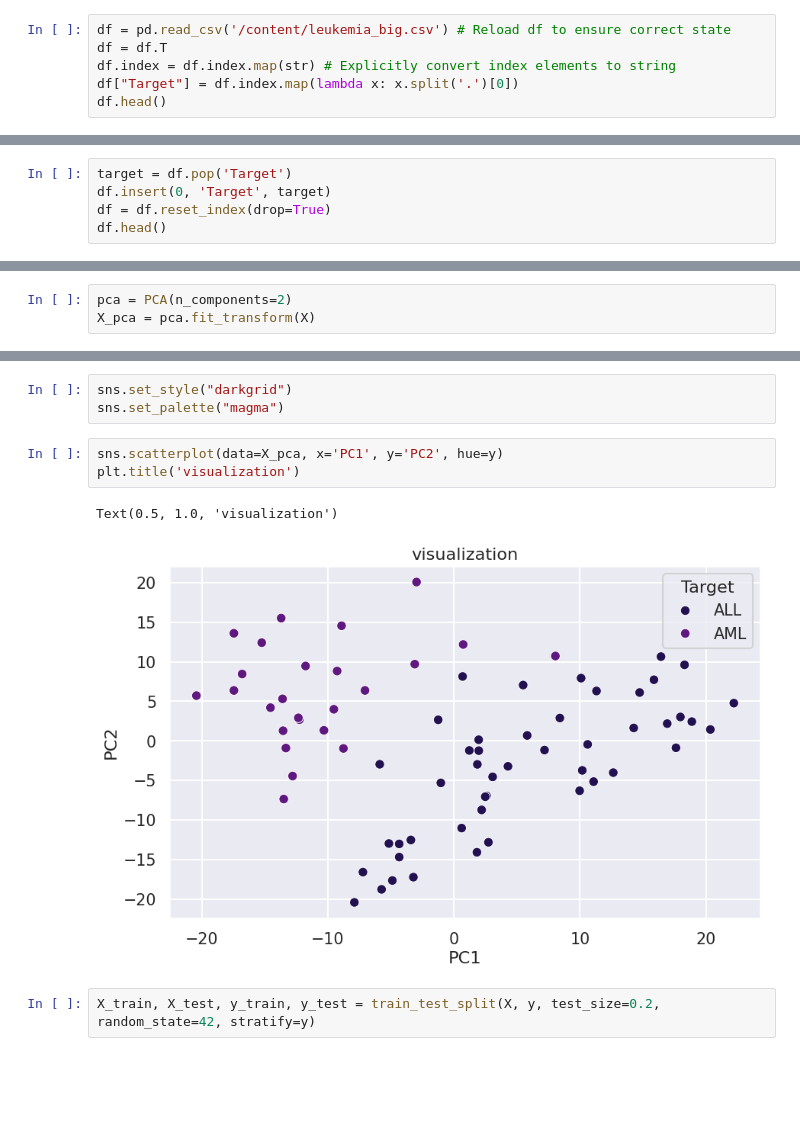
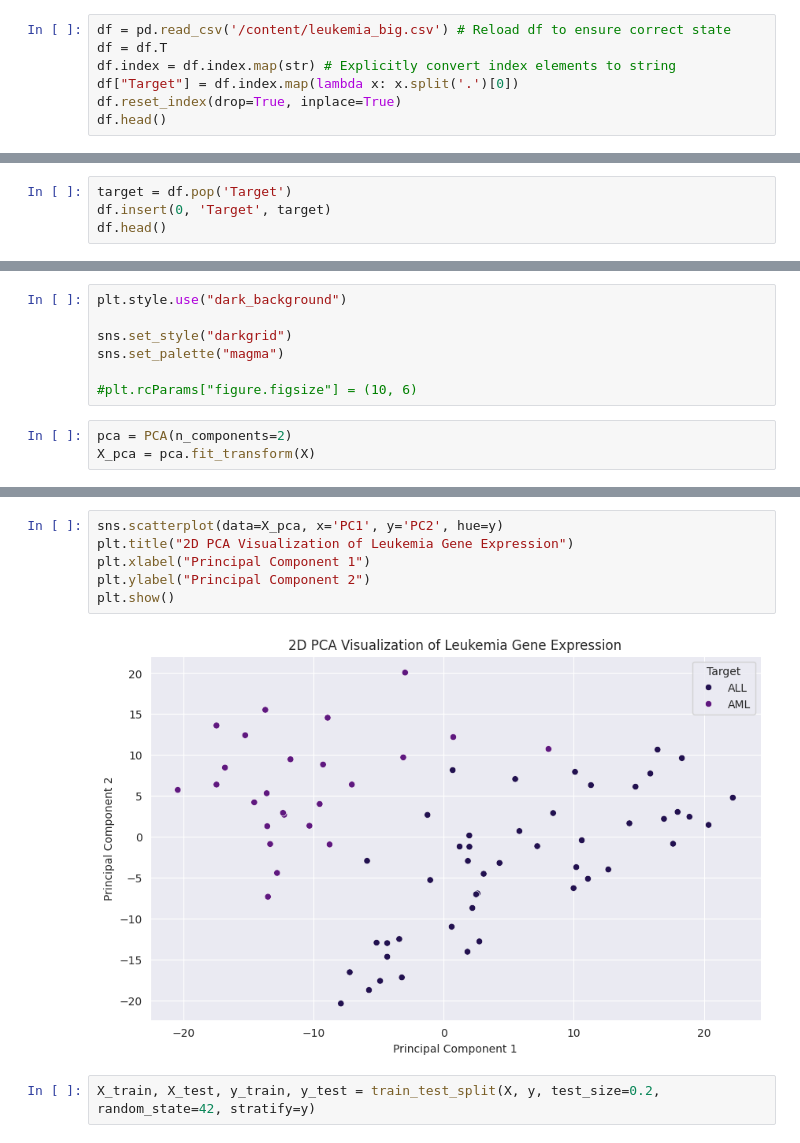
Before and after one commit to Arif118/Leukemia-Classification-from-Gene-Expression-, a Jupyter notebook: Leukemia_Classification.ipynb, the cells around one changed output, grey strips where cells are left out. Saved outputs shown, nothing was run; the diff lists cells and outputs as text; blank space fills up the shorter version.

```diff
--- a/Leukemia_Classification.ipynb
+++ b/Leukemia_Classification.ipynb
@@ -37,6 +37,7 @@ df = pd.read_csv('/content/leukemia_big.csv') # Reload df to ensure correct stat
 df = df.T
 df.index = df.index.map(str) # Explicitly convert index elements to string
 df["Target"] = df.index.map(lambda x: x.split('.')[0])
+df.reset_index(drop=True, inplace=True)
 df.head()
 # %% [output]
 |  | 0 | 1 | 2 | 3 | 4 | 5 | 6 | 7 | 8 | 9 | ... | ... |
@@ -78,7 +79,6 @@ np.int64(0)
 # %%
 target = df.pop('Target')
 df.insert(0, 'Target', target)
-df = df.reset_index(drop=True)
 df.head()
 # %% [output]
 |  | Target | 0 | 1 | 2 | 3 | 4 | 5 | 6 | 7 | 8 | ... | ... |
@@ -93,6 +102,13 @@ X = df.drop('Target', axis=1)
 y = df['Target']
 # %% [markdown]
 #2D Visualization
+# %%
+plt.style.use("dark_background")
+
+sns.set_style("darkgrid")
+sns.set_palette("magma")
+
+#plt.rcParams["figure.figsize"] = (10, 6)
 # %%
 pca = PCA(n_components=2)
 X_pca = pca.fit_transform(X)
@@ -109,12 +125,11 @@ X_pca.head()
-# %%
-sns.set_style("darkgrid")
-sns.set_palette("magma")
 # %%
 sns.scatterplot(data=X_pca, x='PC1', y='PC2', hue=y)
-plt.title('visualization')
+plt.title("2D PCA Visualization of Leukemia Gene Expression")
+plt.xlabel("Principal Component 1")
+plt.ylabel("Principal Component 2")
+plt.show()
 # %% [output]
-Text(0.5, 1.0, 'visualization')
-[figure, old version]
+[figure, new version]
 # %%
 X_train, X_test, y_train, y_test = train_test_split(X, y, test_size=0.2, random_state=42, stratify=y)
 # %% [markdown]
```
Also changed, not shown: parts of 22 cells of this notebook.
